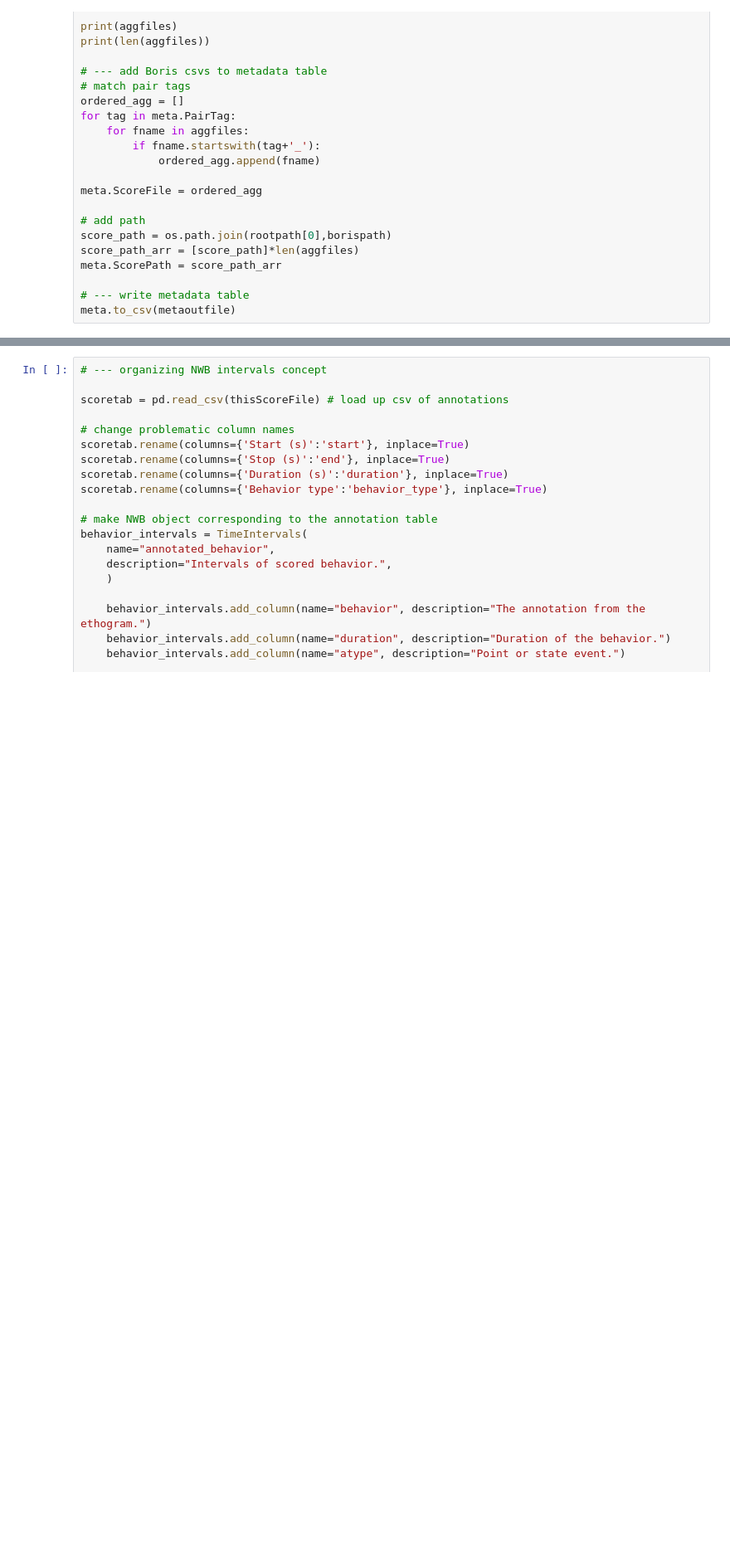
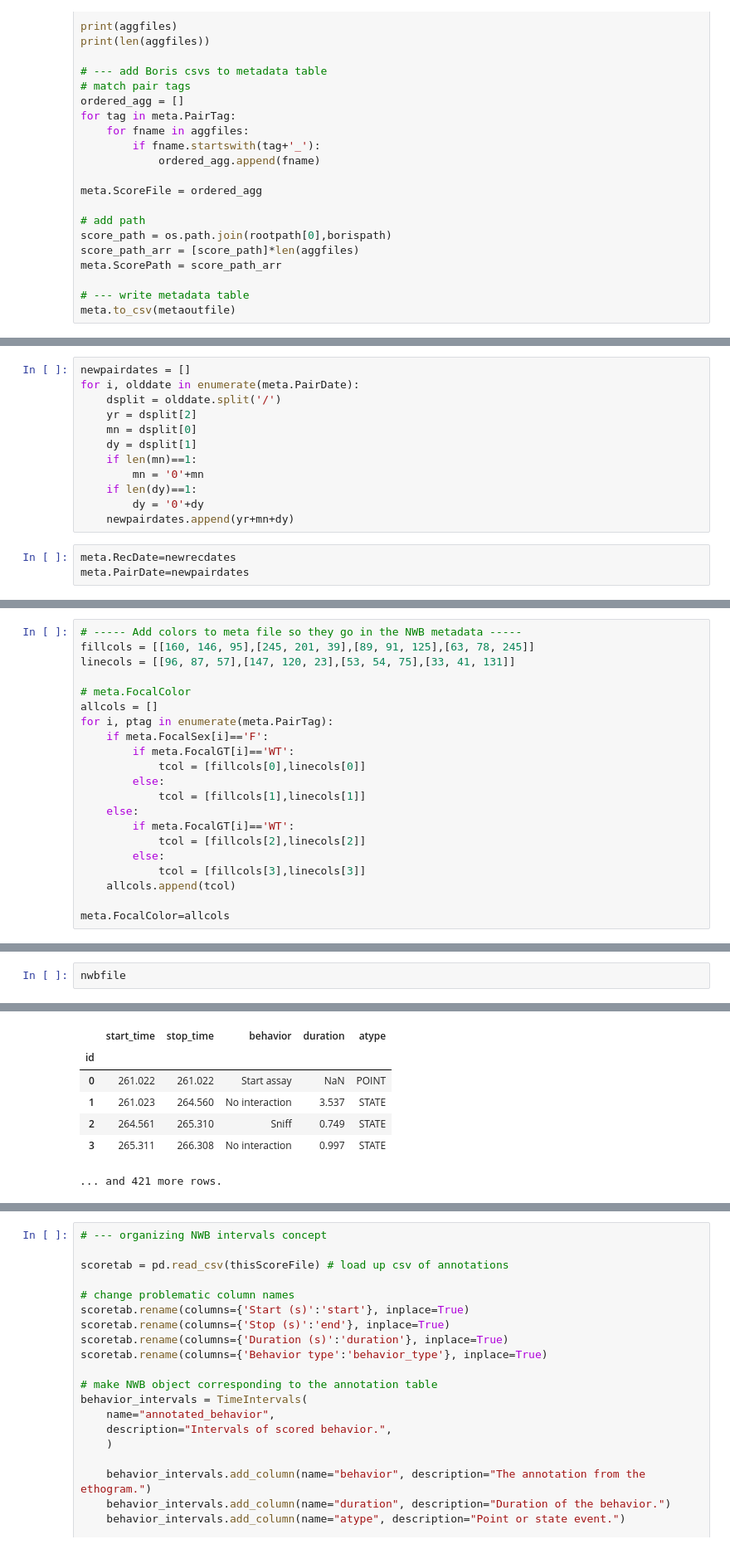
Before and after one commit to nhoglen/scn2a-paper-GWJSNH-code, a Jupyter notebook: proto_getBoxFiles.ipynb, the cells around one changed output, grey strips where cells are left out. Shown at 83% size. Cells and saved outputs as stored; diff of their text form; blank space fills up the shorter version.

```diff
--- a/proto_getBoxFiles.ipynb
+++ b/proto_getBoxFiles.ipynb
@@ -297,0 +331,15 @@ meta.to_csv(metaoutfile)
+# %%
+newpairdates = []
+for i, olddate in enumerate(meta.PairDate):
+    dsplit = olddate.split('/')
+    yr = dsplit[2]
+    mn = dsplit[0]
+    dy = dsplit[1]
+    if len(mn)==1:
+        mn = '0'+mn
+    if len(dy)==1:
+        dy = '0'+dy
+    newpairdates.append(yr+mn+dy)
+# %%
+meta.RecDate=newrecdates
+meta.PairDate=newpairdates
@@ -297,0 +348,21 @@ meta.to_csv(metaoutfile)
+# %%
+# ----- Add colors to meta file so they go in the NWB metadata -----
+fillcols = [[160, 146, 95],[245, 201, 39],[89, 91, 125],[63, 78, 245]]
+linecols = [[96, 87, 57],[147, 120, 23],[53, 54, 75],[33, 41, 131]]
+
+# meta.FocalColor
+allcols = []
+for i, ptag in enumerate(meta.PairTag):
+    if meta.FocalSex[i]=='F':
+        if meta.FocalGT[i]=='WT':
+            tcol = [fillcols[0],linecols[0]]
+        else:
+            tcol = [fillcols[1],linecols[1]]
+    else:
+        if meta.FocalGT[i]=='WT':
+            tcol = [fillcols[2],linecols[2]]
+        else:
+            tcol = [fillcols[3],linecols[3]]
+    allcols.append(tcol)
+
+meta.FocalColor=allcols
@@ -429,0 +535,3 @@ for i, ptag in enumerate(meta.PairTag):
+# %%
+nwbfile
+# %% [output]
@@ -429,0 +555,7 @@ for i, ptag in enumerate(meta.PairTag):
+|  | start_time | stop_time | behavior | duration | atype |
+| id |  |  |  |  |  |
+| 0 | 261.022 | 261.022 | Start assay | NaN | POINT |
+| 1 | 261.023 | 264.560 | No interaction | 3.537 | STATE |
+| 2 | 264.561 | 265.310 | Sniff | 0.749 | STATE |
+| 3 | 265.311 | 266.308 | No interaction | 0.997 | STATE |
+... and 421 more rows.
```
Also changed, not shown: parts of 9 cells of this notebook, 3 other files.
